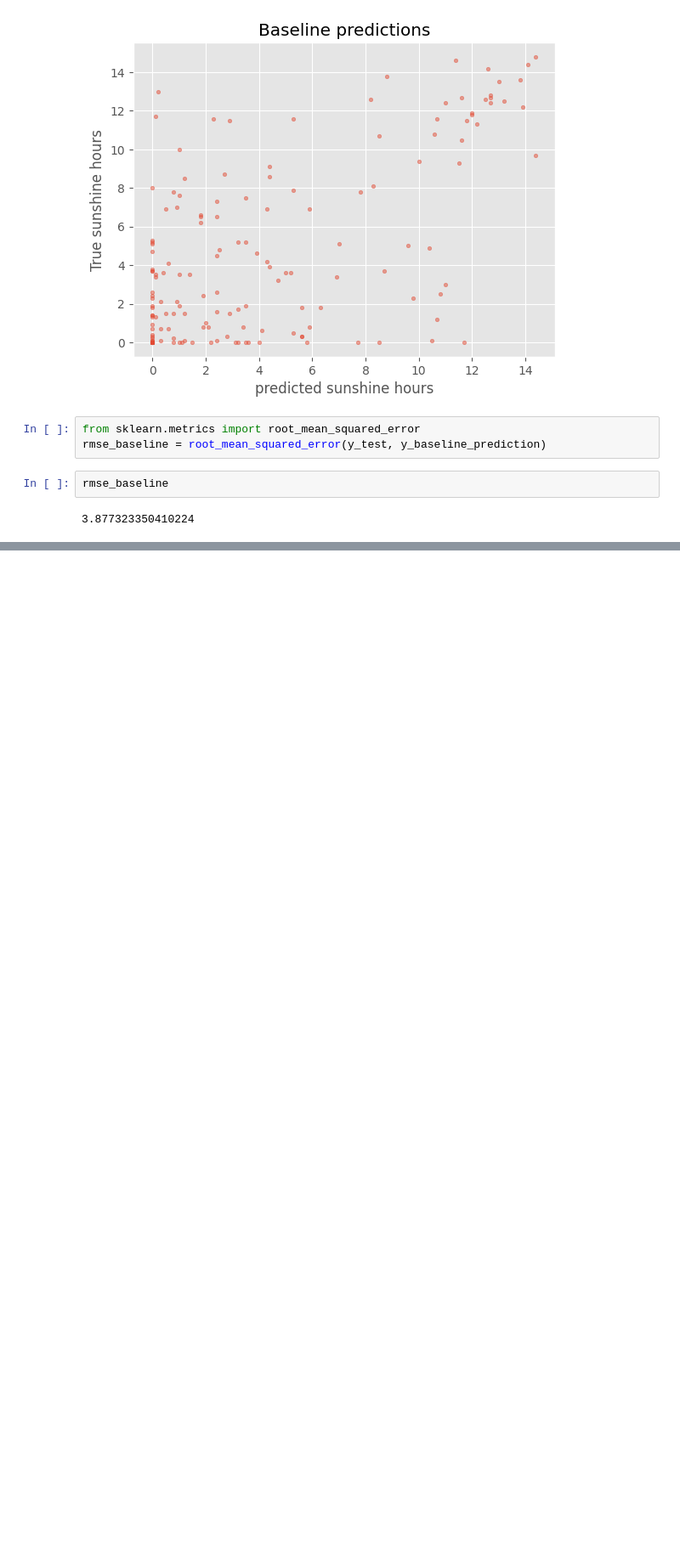
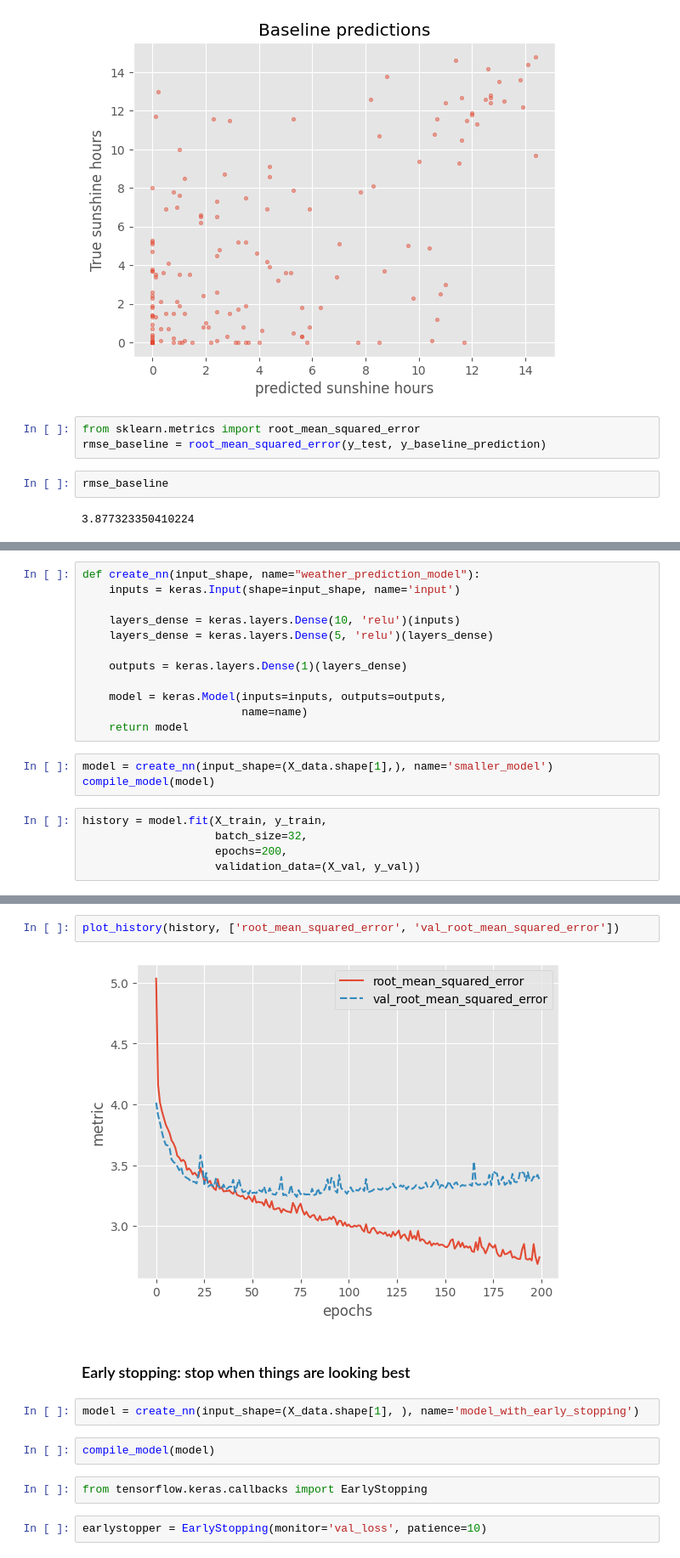
Before and after one commit to esciencecenter-digital-skills/2025-01-28-ds-dl-intro, a Jupyter notebook: files/02-monitor-the-training-progress.ipynb, the cells around one changed output, grey strips where cells are left out. Shown at 85% size. Drawn from its saved outputs; the diff is of its cells as text; blank space fills up the shorter version.

```diff
--- a/files/02-monitor-the-training-progress.ipynb
+++ b/files/02-monitor-the-training-progress.ipynb
@@ -254,0 +296,20 @@ rmse_baseline
+# %%
+def create_nn(input_shape, name="weather_prediction_model"):
+    inputs = keras.Input(shape=input_shape, name='input')
+
+    layers_dense = keras.layers.Dense(10, 'relu')(inputs)
+    layers_dense = keras.layers.Dense(5, 'relu')(layers_dense)
+
+    outputs = keras.layers.Dense(1)(layers_dense)
+
+    model = keras.Model(inputs=inputs, outputs=outputs,
+                        name=name)
+    return model
+# %%
+model = create_nn(input_shape=(X_data.shape[1],), name='smaller_model')
+compile_model(model)
+# %%
+history = model.fit(X_train, y_train,
+                    batch_size=32,
+                    epochs=200,
+                    validation_data=(X_val, y_val))
@@ -254,0 +334,14 @@ rmse_baseline
+# %%
+plot_history(history, ['root_mean_squared_error', 'val_root_mean_squared_error'])
+# %% [output]
+[figure, added]
+# %% [markdown]
+### Early stopping: stop when things are looking best
+# %%
+model = create_nn(input_shape=(X_data.shape[1], ), name='model_with_early_stopping')
+# %%
+compile_model(model)
+# %%
+from tensorflow.keras.callbacks import EarlyStopping
+# %%
+earlystopper = EarlyStopping(monitor='val_loss', patience=10)
```
Also changed, not shown: parts of 19 cells of this notebook, 6 other files.
